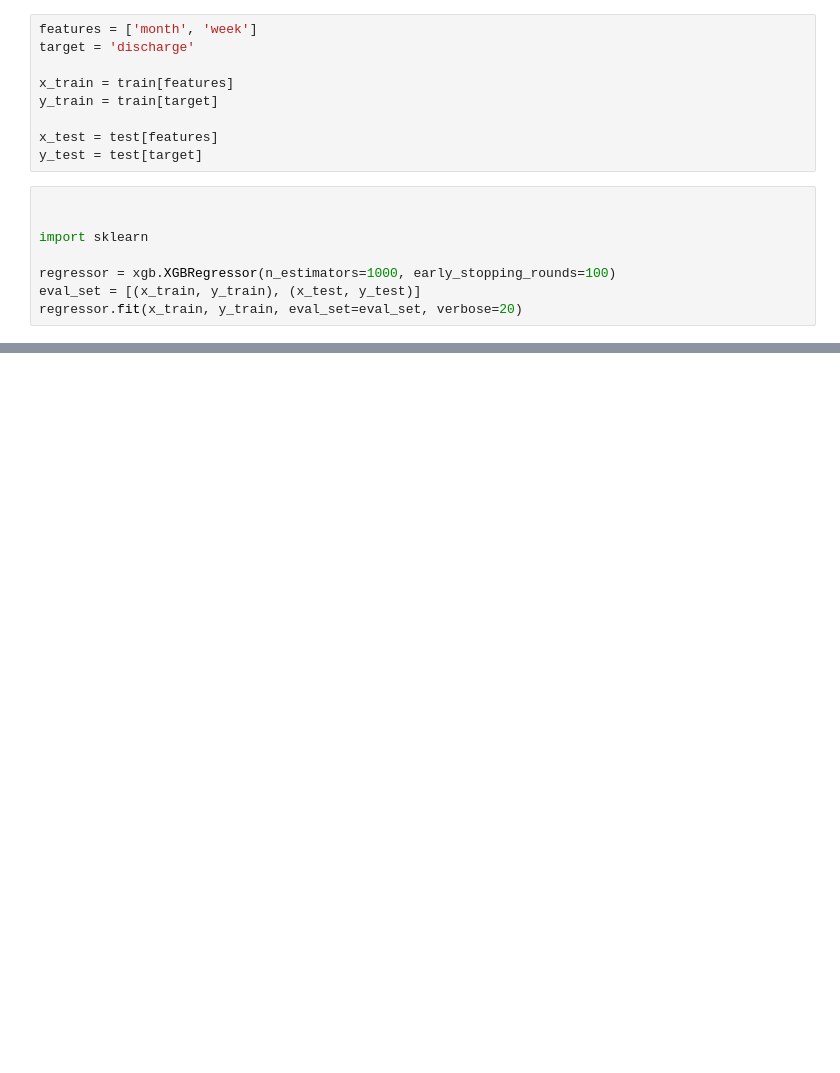
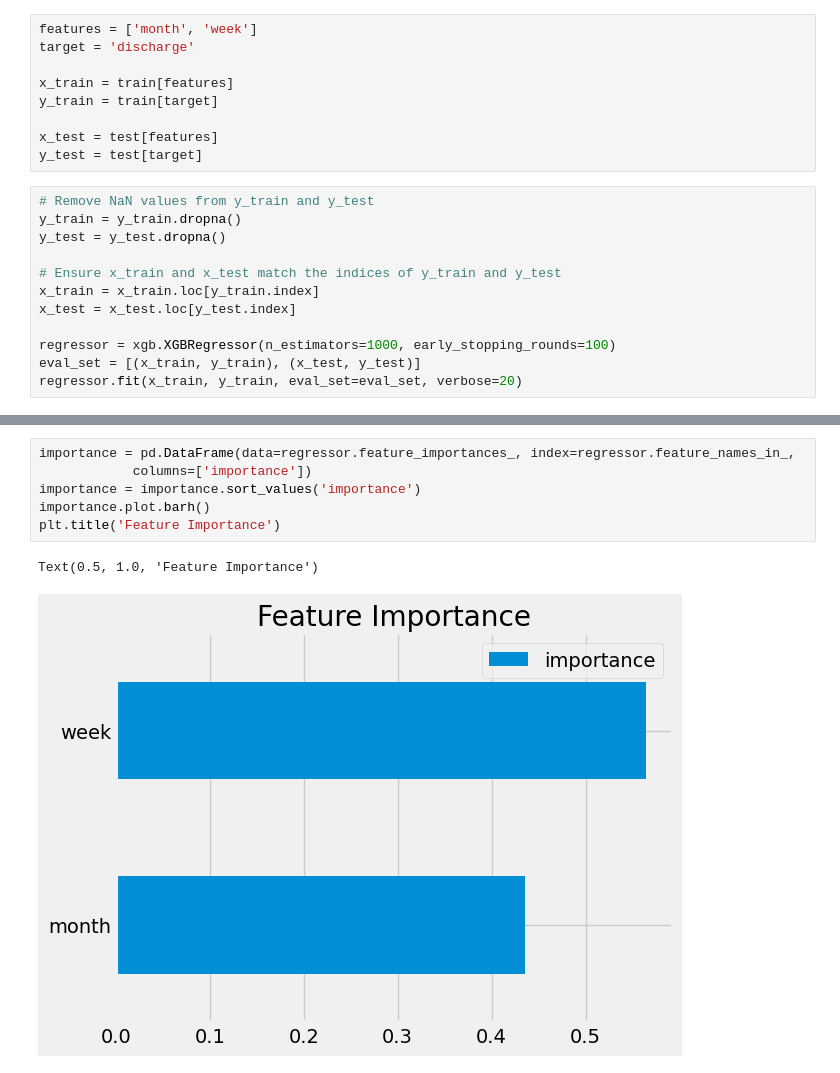
Before and after one commit to drpafowler/SpringRiver, a Jupyter notebook: eda.ipynb, the cells around one changed output, grey strips where cells are left out. Saved outputs shown, nothing was run; the diff lists cells and outputs as text; blank space fills up the shorter version.

```diff
--- a/eda.ipynb
+++ b/eda.ipynb
@@ -273,9 +275,13 @@ y_train = train[target]
 x_test = test[features]
 y_test = test[target]
 # %%
+# Remove NaN values from y_train and y_test
+y_train = y_train.dropna()
+y_test = y_test.dropna()
 
-
-import sklearn
+# Ensure x_train and x_test match the indices of y_train and y_test
+x_train = x_train.loc[y_train.index]
+x_test = x_test.loc[y_test.index]
 
 regressor = xgb.XGBRegressor(n_estimators=1000, early_stopping_rounds=100)
 eval_set = [(x_train, y_train), (x_test, y_test)]
@@ -290,0 +315,9 @@ ImportError: sklearn needs to be installed in order to use this module
+# %%
+importance = pd.DataFrame(data=regressor.feature_importances_, index=regressor.feature_names_in_,
+            columns=['importance'])
+importance = importance.sort_values('importance')
+importance.plot.barh()
+plt.title('Feature Importance')
+# %% [output]
+Text(0.5, 1.0, 'Feature Importance')
+[figure, added]
```
Also changed, not shown: parts of 16 cells of this notebook.
